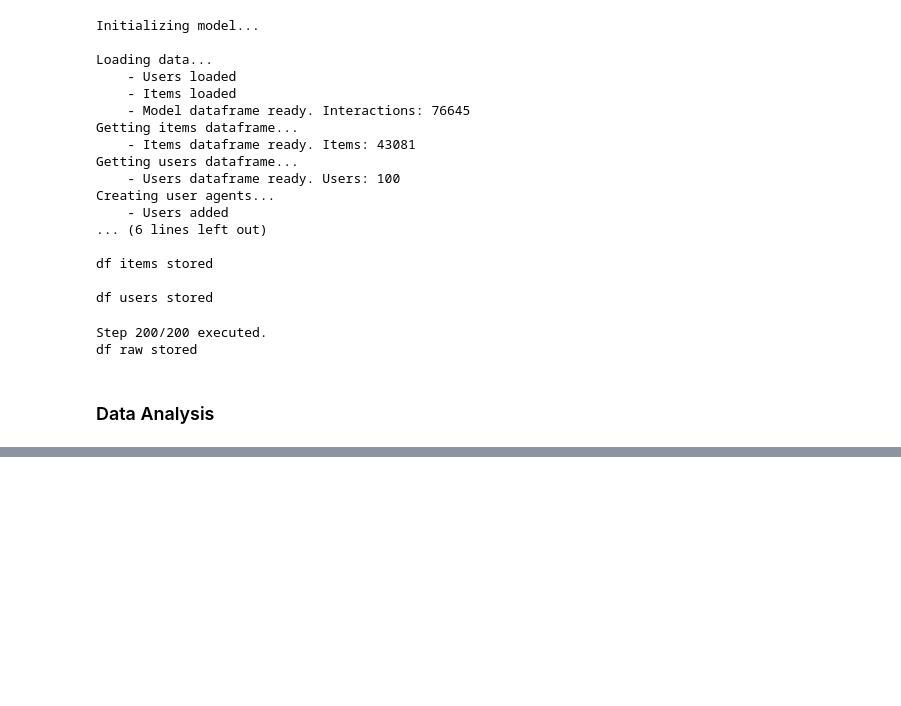
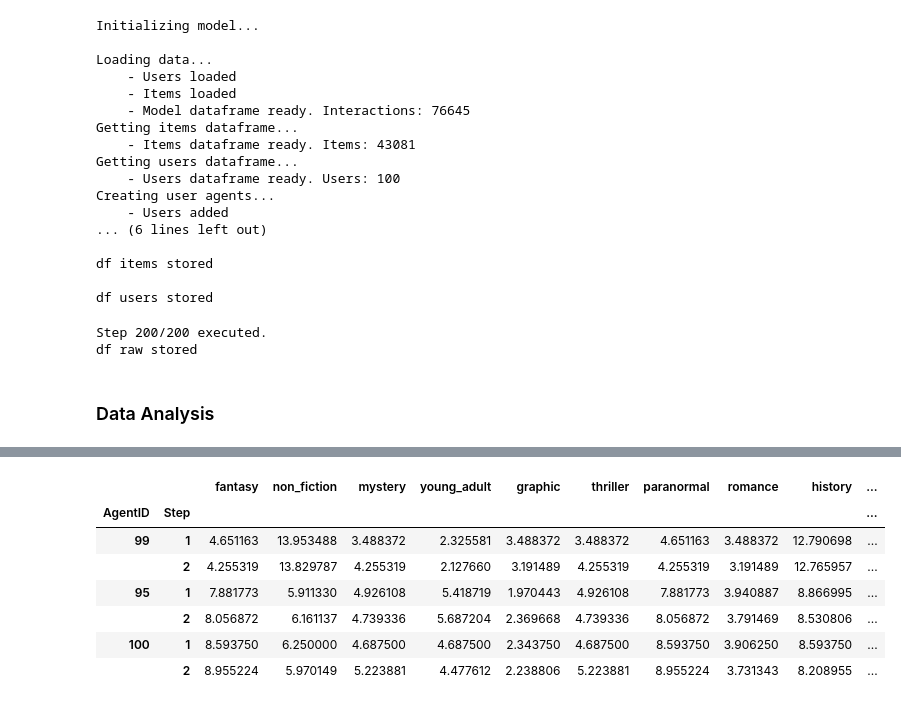
Before and after one commit to jamonbri/master_thesis, a Jupyter notebook: project/model_simulation.ipynb, the cells around one changed output, grey strips where cells are left out. Cells and saved outputs as stored; diff of their text form; code cells hidden in the pictures; blank space fills up the shorter version.

```diff
--- a/project/model_simulation.ipynb
+++ b/project/model_simulation.ipynb
@@ -156,0 +257,81 @@ Text(0.5, 1.0, "Histogram of cosine similarity between first and last vector per
+# %%
+# Get initial and last vectors of user
+
+user_max_diff_initial_vector = get_value_from_results(
+    df=benchmark_results_df,
+    id=user_max_diff["AgentID"].item(),
+    col_name="vector",
+    step=1
+)
+normalized_user_max_diff_initial_vector = normalize_vector(user_max_diff_initial_vector, True)
+
+user_max_diff_initial_vector_random_10 = get_value_from_results(
+    df=random_10_results_df,
+    id=user_max_diff_random_10["AgentID"].item(),
+    col_name="vector",
+    step=1
+)
+normalized_max_diff_initial_vector_random_10 = normalize_vector(user_max_diff_initial_vector_random_10, True)
+
+user_max_diff_initial_vector_fantasy = get_value_from_results(
+    df=fantasy_results_df,
+    id=user_max_diff_fantasy["AgentID"].item(),
+    col_name="vector",
+    step=1
+)
+normalized_max_diff_initial_vector_fantasy = normalize_vector(user_max_diff_initial_vector_fantasy, True)
+
+user_max_diff_final_vector = get_value_from_results(
+    df=benchmark_results_df,
+    id=user_max_diff["AgentID"].item(),
+    col_name="vector",
+    step=-1
+)
+normalized_max_diff_final_vector = normalize_vector(user_max_diff_final_vector, True)
+
+user_max_diff_final_vector_random_10 = get_value_from_results(
+    df=random_10_results_df,
+    id=user_max_diff_random_10["AgentID"].item(),
+    col_name="vector",
+    step=-1
+)
+normalized_max_diff_final_vector_random_10 = normalize_vector(user_max_diff_final_vector_random_10, True)
+
+user_max_diff_final_vector_fantasy = get_value_from_results(
+    df=fantasy_results_df,
+    id=user_max_diff_fantasy["AgentID"].item(),
+    col_name="vector",
+    step=-1
+)
+normalized_max_diff_final_vector_fantasy = normalize_vector(user_max_diff_final_vector_fantasy, True)
+
+# Create a dataframe with results
+
+stacked_array = np.vstack([
+    normalized_user_max_diff_initial_vector,
+    normalized_max_diff_final_vector,
+    normalized_max_diff_initial_vector_random_10,
+    normalized_max_diff_final_vector_random_10,
+    normalized_max_diff_initial_vector_fantasy,
+    normalized_max_diff_final_vector_fantasy
+])
+index = pd.MultiIndex.from_tuples([
+    (user_max_diff['AgentID'].item(), 1),
+    (user_max_diff['AgentID'].item(), 2),
+    (user_max_diff_random_10['AgentID'].item(), 1),
+    (user_max_diff_random_10['AgentID'].item(), 2),
+    (user_max_diff_fantasy['AgentID'].item(), 1),
+    (user_max_diff_fantasy['AgentID'].item(), 2),
+], names = ["AgentID", "Step"])
+cols = get_categories()
+normalized_vectors_df = pd.DataFrame(stacked_array, index=index, columns=cols)
+normalized_vectors_df.head(10)
+# %% [output]
+|  |  | fantasy | non_fiction | mystery | young_adult | graphic | thriller | paranormal | romance | history | ... |
+| AgentID | Step |  |  |  |  |  |  |  |  |  | ... |
+| 99 | 1 | 4.651163 | 13.953488 | 3.488372 | 2.325581 | 3.488372 | 3.488372 | 4.651163 | 3.488372 | 12.790698 | ... |
+|  | 2 | 4.255319 | 13.829787 | 4.255319 | 2.127660 | 3.191489 | 4.255319 | 4.255319 | 3.191489 | 12.765957 | ... |
+| 95 | 1 | 7.881773 | 5.911330 | 4.926108 | 5.418719 | 1.970443 | 4.926108 | 7.881773 | 3.940887 | 8.866995 | ... |
+|  | 2 | 8.056872 | 6.161137 | 4.739336 | 5.687204 | 2.369668 | 4.739336 | 8.056872 | 3.791469 | 8.530806 | ... |
+| 100 | 1 | 8.593750 | 6.250000 | 4.687500 | 4.687500 | 2.343750 | 4.687500 | 8.593750 | 3.906250 | 8.593750 | ... |
+|  | 2 | 8.955224 | 5.970149 | 5.223881 | 4.477612 | 2.238806 | 5.223881 | 8.955224 | 3.731343 | 8.208955 | ... |
```
Also changed, not shown: parts of 16 cells of this notebook, 1 other file.
